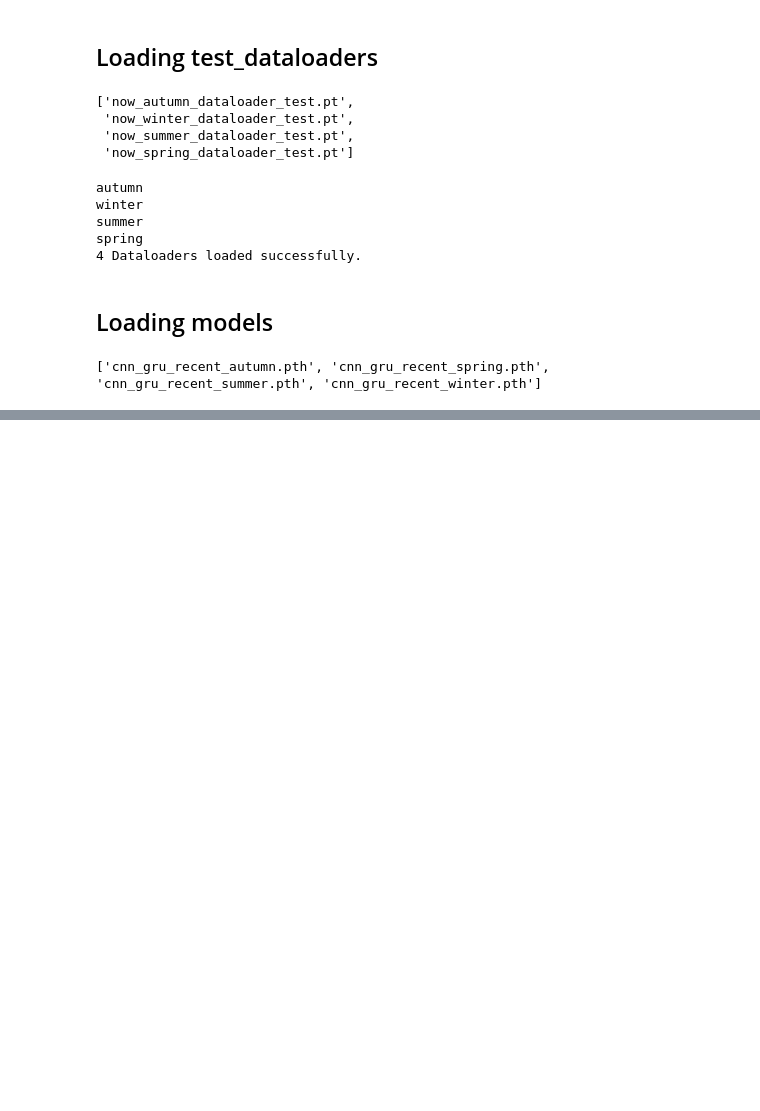
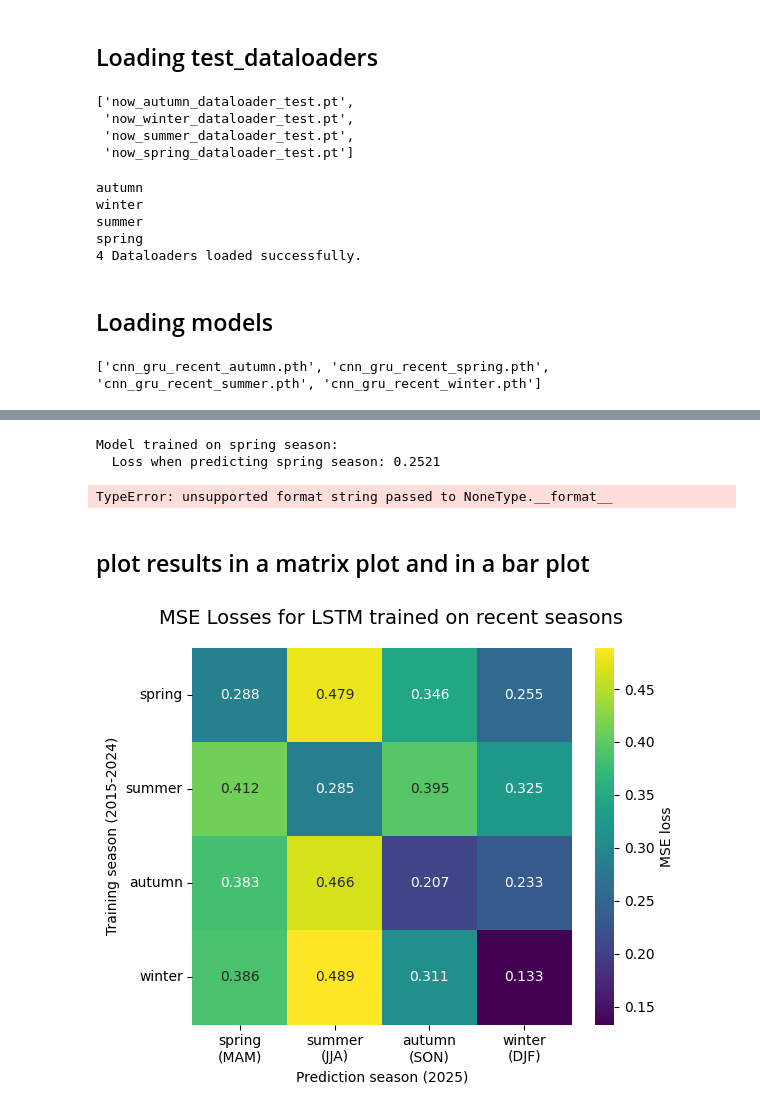
Before and after one commit to CarlaMailin/Predicting-the-Future---Machine-Learning-Weather-Prediction-Model, a Jupyter notebook: topics/training on wrong season - Peter/plot_predict_on_wrong_training.ipynb, the cells around one changed output, grey strips where cells are left out. Saved outputs shown, nothing was run; the diff lists cells and outputs as text; code cells hidden in the pictures; blank space fills up the shorter version.

```diff
--- a/topics/training on wrong season - Peter/plot_predict_on_wrong_training.ipynb
+++ b/topics/training on wrong season - Peter/plot_predict_on_wrong_training.ipynb
@@ -120,7 +120,10 @@ print(modellist)
 # %% [output]
 ['cnn_gru_recent_autumn.pth', 'cnn_gru_recent_spring.pth', 'cnn_gru_recent_summer.pth', 'cnn_gru_recent_winter.pth']
 # %%
-models = {}
+device = torch.accelerator.current_accelerator().type if torch.accelerator.is_available() else "cpu"
+print(f"Using {device} device")
+
+model_checkpoint = {}
 i=0
 for m in modellist:
     season = m.split("_")[-1]
@@ -128,7 +131,7 @@ for m in modellist:
     print(season)
     path = model_dir + "/" + m
     #print(path)
-    models[season] = torch.load(path,map_location=torch.device('cpu'))
+    model_checkpoint[season] = torch.load(path,map_location=device)
     i=i+1
 print(i,"Models loaded successfully.")
 # %% [output]
@@ -172,0 +392,45 @@ cnn_gru_model_loaded.eval()
+# %%
+for tr_season, pred_seasons in losses.items():
+    print(f"Model trained on {tr_season} season:")
+    for pred_season, loss in pred_seasons.items():
+        print(f"  Loss when predicting {pred_season} season: {loss:.4f}")
+    print("-"*30)
+
+#save the losses for later use in a csv file via pd.DataFrame
+loss_df = pd.DataFrame(losses)
+loss_df.to_csv(f"{selected_model}_losses_on_wrong_training_seasons.csv")
+# %% [output]
+Model trained on spring season:
+  Loss when predicting spring season: 0.2521
+TypeError: unsupported format string passed to NoneType.__format__
+# %% [markdown]
+## plot results in a matrix plot and in a bar plot
+# %%
+# prepare dataframe with training seasons as rows and prediction seasons as columns
+df = pd.DataFrame(losses).T
+train_order = list(training_seasons.keys())
+pred_order = list(prediction_seasons.keys())
+df = df.reindex(index=train_order, columns=pred_order)
+
+fig, ax = plt.subplots(figsize=(6, 5))
+sns.heatmap(df, annot=True, fmt=".3f", cmap="viridis", ax=ax, cbar_kws={'label': 'MSE loss'})
+
+# axis labels and tick labels (use abbrev for x ticks)
+ax.set_xlabel("Prediction season (2025)")
+ax.set_ylabel(f"Training season ({time['recent']})")
+ax.set_xticklabels([f"{p}\n({prediction_seasons[p]})" for p in pred_order], rotation=0)
+ax.set_yticklabels(ax.get_yticklabels(), rotation=0)
+fig.suptitle(f"MSE Losses for {selected_model} trained on recent seasons", fontsize=14)
+# color y tick labels according to training_seasons colors (clean spaces)
+for txt, season in zip(ax.get_yticklabels(), train_order):
+    color = training_seasons.get(season, None)
+    if isinstance(color, str):
+        color = color.replace(" ", "")
+#    txt.set_color(color)
+
+plt.tight_layout()
+if False:
+    plt.savefig(f"{image_folder}/{selected_model}_loss_matrix.png", dpi=300)
+plt.show()
+# %% [output]
+[figure, added]
```
Also changed, not shown: parts of 15 cells of this notebook, 19 other files.
